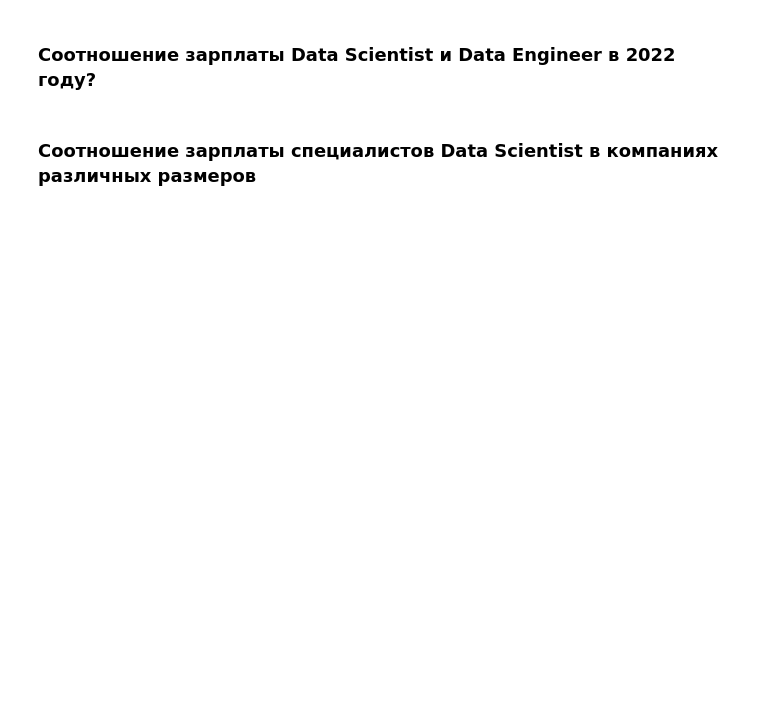
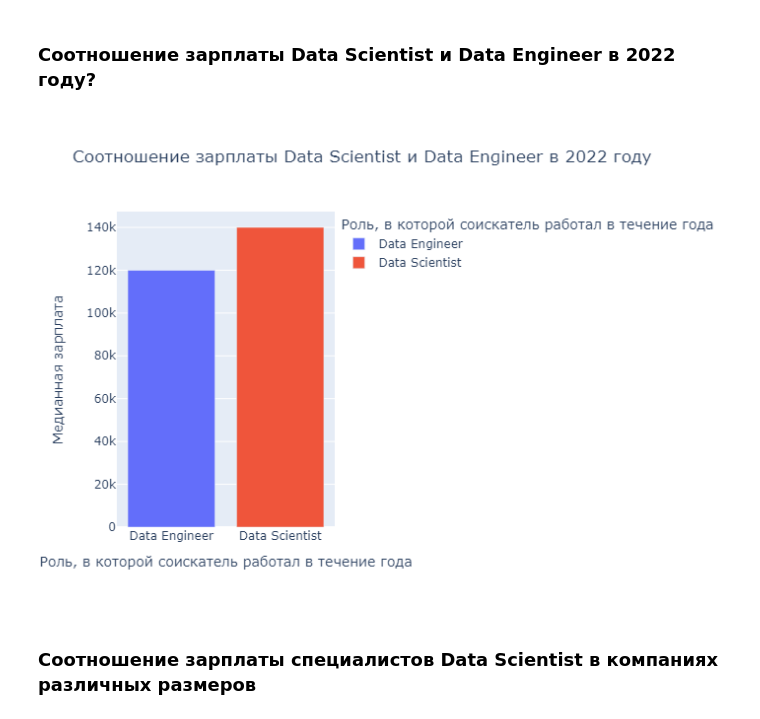
Before and after one commit to Rod10nN/HR_AGENCY_DATA_RESEARCH_, a Jupyter notebook: HR_AGENCY_DATA_RESEARCH.ipynb, the cells around one changed output. Saved outputs shown, nothing was run; the diff lists cells and outputs as text; code cells hidden in the pictures; blank space fills up the shorter version.

```diff
--- a/HR_AGENCY_DATA_RESEARCH.ipynb
+++ b/HR_AGENCY_DATA_RESEARCH.ipynb
@@ -203,19 +215,21 @@ fig
 # %%
 hr_agency_df_22 = hr_agency_df[(hr_agency_df['work_year'] == 2022) & (hr_agency_df['job_title'].isin(['Data Engineer','Data Scientist']))].copy()
 hr_agency_df_22['job_title'] = hr_agency_df_22['job_title'].cat.remove_unused_categories()
 grouped_ff = hr_agency_df_22.groupby('job_title')['salary_in_usd'].median().to_frame()
 grouped_ff = grouped_ff.reset_index()
 
 fig = px.bar(
     data_frame=grouped_ff,
     x='job_title',
     y='salary_in_usd',
     title='Соотношение зарплаты Data Scientist и Data Engineer в 2022 году',
     labels= dict(job_title = 'Роль, в которой соискатель работал в течение года', salary_in_usd='Медианная зарплата'),
     color='job_title'
 )
 fig.update_xaxes(type='category', categoryorder='category ascending')
-fig
+fig.show('png')
+# %% [output]
+[figure, added]
 # %% [markdown]
 ### Cоотношение зарплаты специалистов Data Scientist в компаниях различных размеров
 # %%
```
Also changed, not shown: parts of 7 cells of this notebook, 1 other file.
